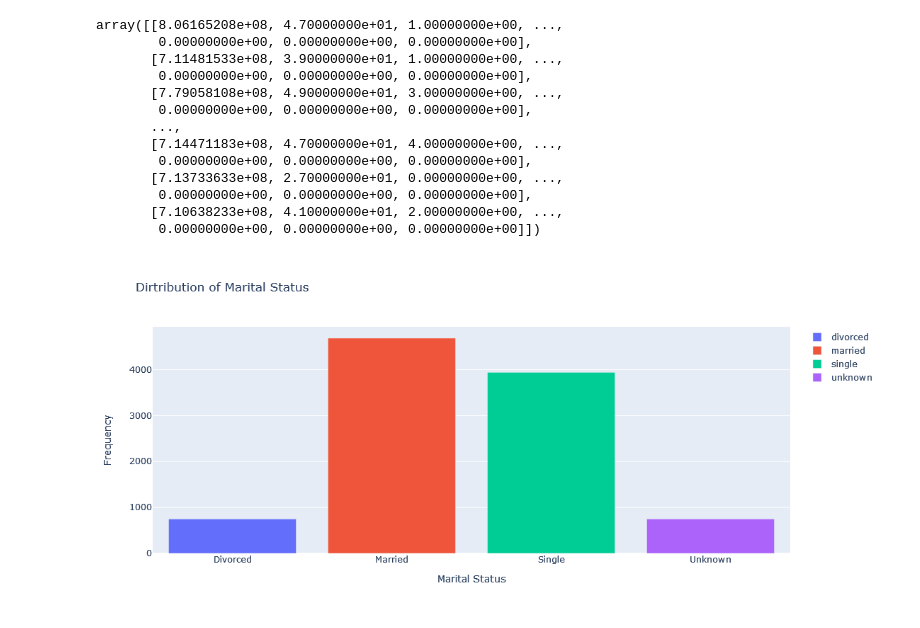
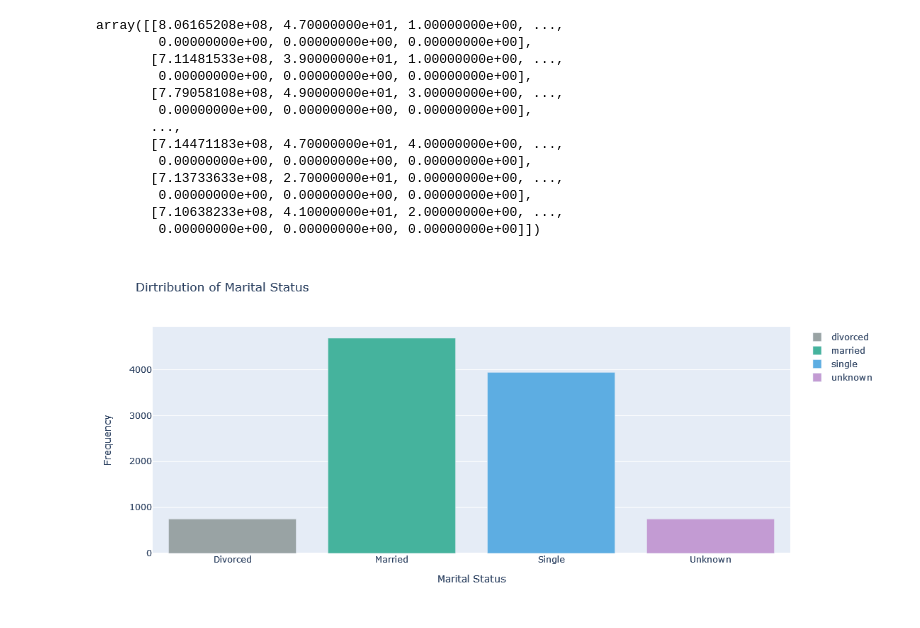
Before and after one commit to arfan64shah/Data_Science, a Jupyter notebook: Introduction to Data Science/BankChurners_Analysis.ipynb, the cells around one changed output. Cells and saved outputs as stored; diff of their text form; code cells hidden in the pictures.

```diff
--- a/Introduction to Data Science/BankChurners_Analysis.ipynb
+++ b/Introduction to Data Science/BankChurners_Analysis.ipynb
@@ -471,12 +471,12 @@ array([[8.06165208e+08, 4.70000000e+01, 1.00000000e+00, ...,
 # %%
 # bar chart to show marital status
 fig = go.Figure()
 
 fig.add_trace(go.Bar(x = ['Divorced'], y = [len(divorced)], name = 'divorced', marker = dict(color = '#99a3a4')))
 fig.add_trace(go.Bar(x = ['Married'], y = [len(married)], name = 'married', marker = dict(color = '#45b39d')))
 fig.add_trace(go.Bar(x = ['Single'], y = [len(single)], name = 'single', marker = dict(color = '#5dade2')))
-fig.add_trace(go.Bar(x = ['Unknown'], y = [len(unknown)], name = 'unknown', marker = dict(color = '')))
+fig.add_trace(go.Bar(x = ['Unknown'], y = [len(unknown)], name = 'unknown', marker = dict(color = '#c39bd3')))
 fig.update_layout(title = 'Dirtribution of Marital Status', xaxis_title = 'Marital Status', yaxis_title = 'Frequency', height = 500)
 fig.show()
 # %% [output]
-[figure, old version]
+[figure, new version]
```
Also changed, not shown: parts of 1 cell of this notebook.
